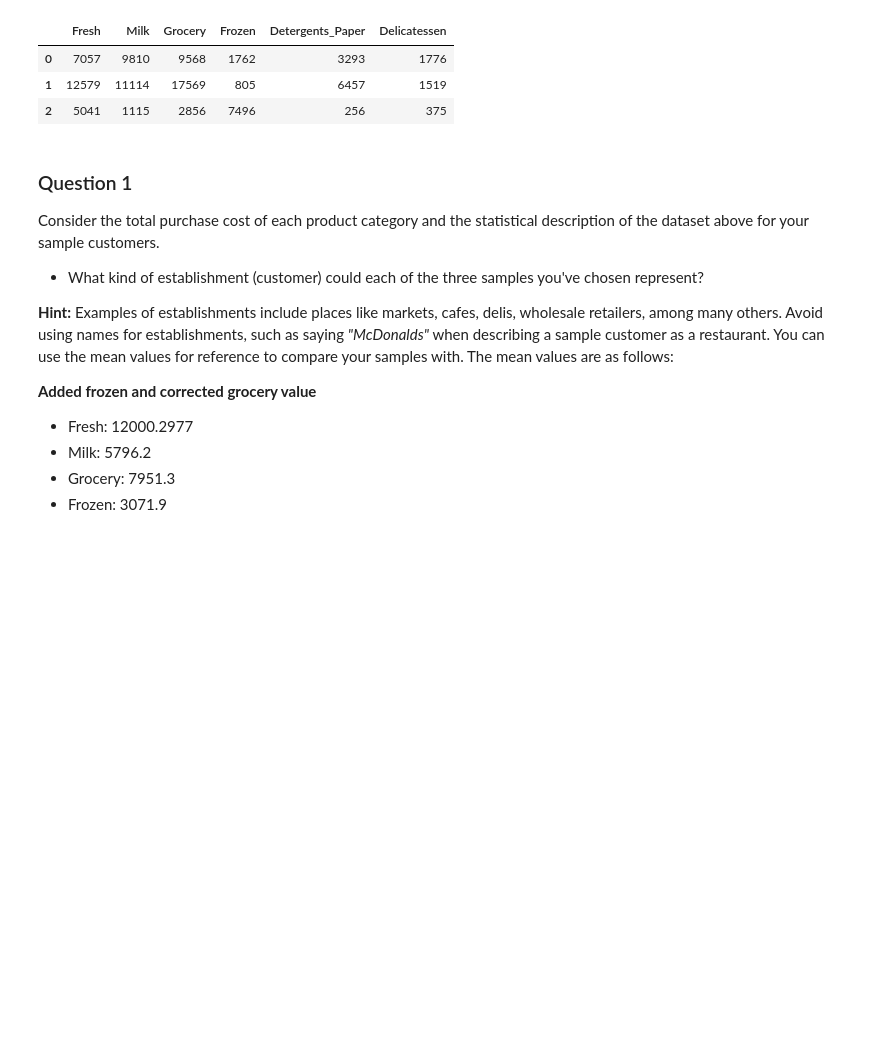
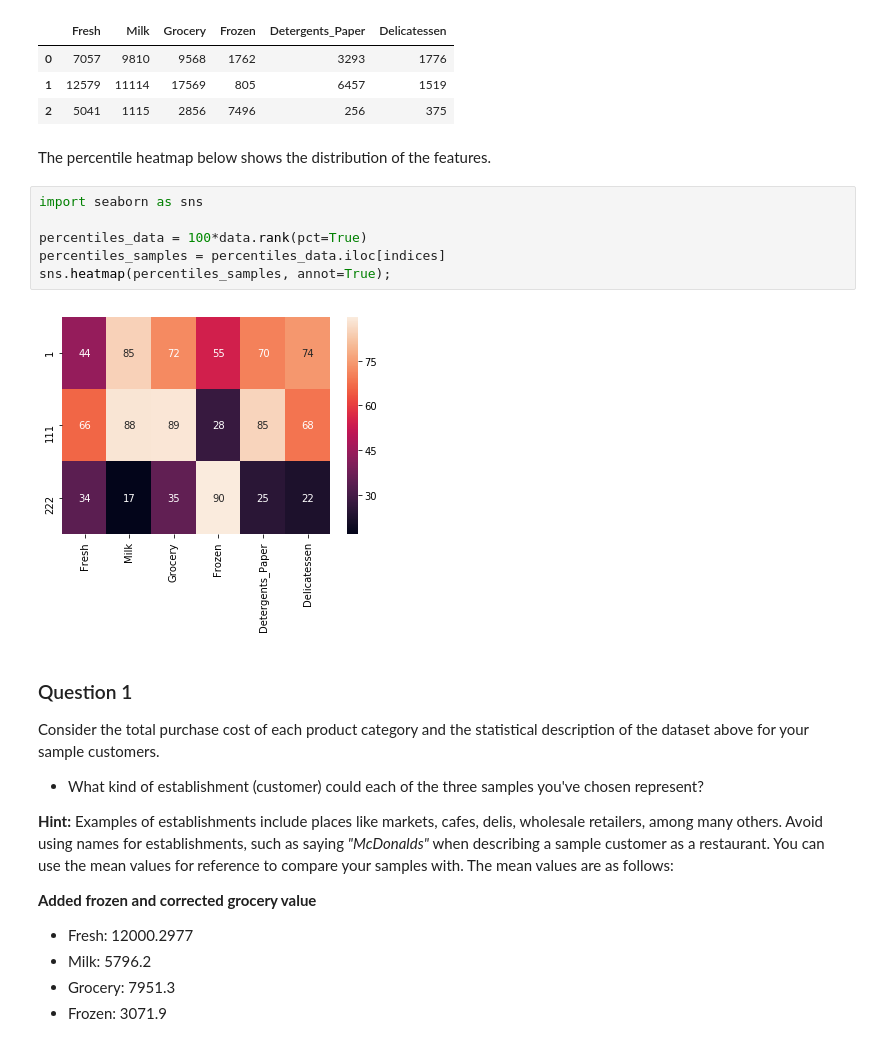
Before and after one commit to manuelfreude/customer-segmentation, a Jupyter notebook: customer_segments.ipynb, the cells around one changed output. Saved outputs shown, nothing was run; the diff lists cells and outputs as text; blank space fills up the shorter version.

```diff
--- a/customer_segments.ipynb
+++ b/customer_segments.ipynb
@@ -72,6 +72,16 @@ Chosen samples of wholesale customers dataset:
 | 0 | 7057 | 9810 | 9568 | 1762 | 3293 | 1776 |
 | 1 | 12579 | 11114 | 17569 | 805 | 6457 | 1519 |
 | 2 | 5041 | 1115 | 2856 | 7496 | 256 | 375 |
+# %% [markdown]
+The percentile heatmap below shows the distribution of the features.
+# %%
+import seaborn as sns
+
+percentiles_data = 100*data.rank(pct=True)
+percentiles_samples = percentiles_data.iloc[indices]
+sns.heatmap(percentiles_samples, annot=True);
+# %% [output]
+[figure, added]
 # %% [markdown]
 ### Question 1
 Consider the total purchase cost of each product category and the statistical description of the dataset above for your sample customers.
```
Also changed, not shown: parts of 11 cells of this notebook.
